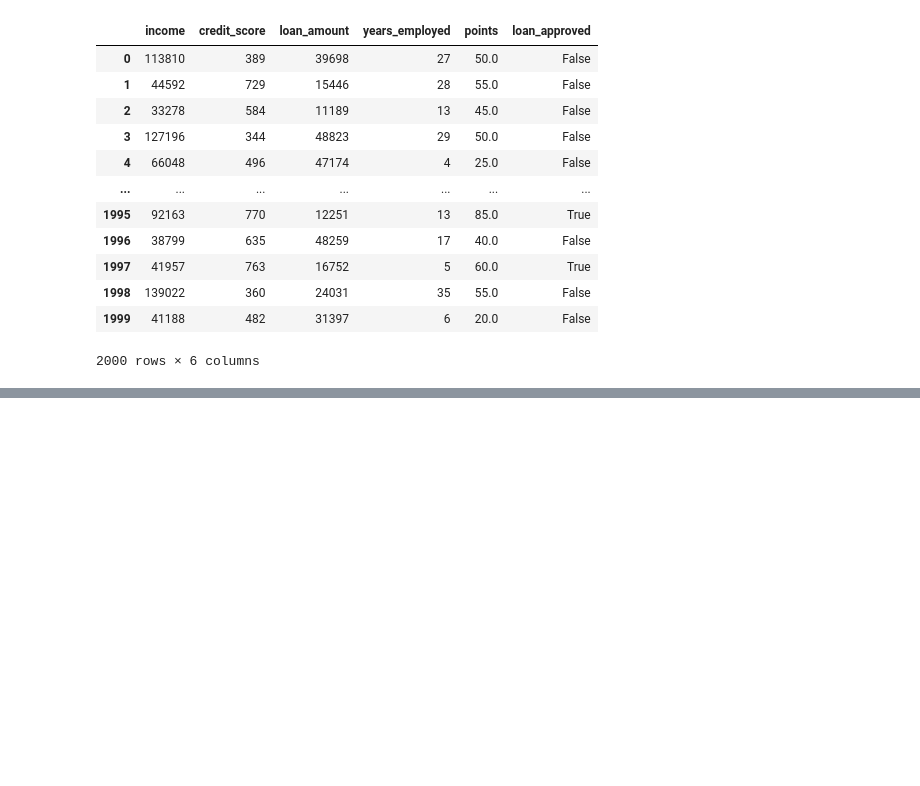
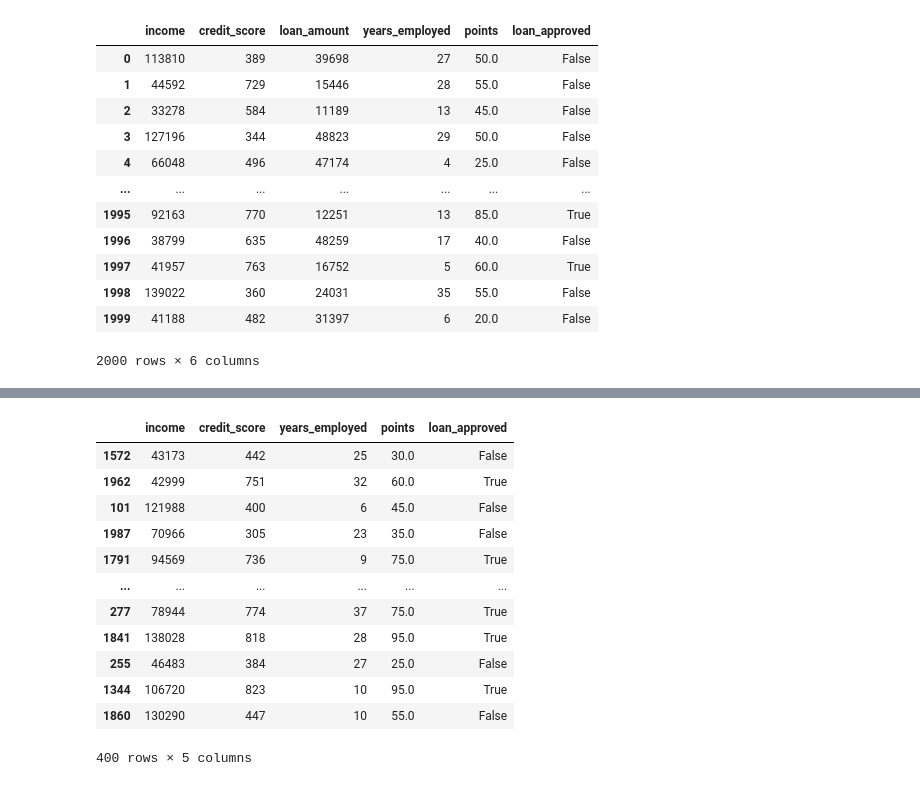
Before and after one commit to Ankush-bi/Training_of_Datascince, a Jupyter notebook: Project/Loan/loan_data.ipynb, the cells around one changed output, grey strips where cells are left out. Cells and saved outputs as stored; diff of their text form; code cells hidden in the pictures; blank space fills up the shorter version.

```diff
--- a/Project/Loan/loan_data.ipynb
+++ b/Project/Loan/loan_data.ipynb
@@ -279,0 +313,3 @@ df
+# %%
+y = df[['loan_amount']]
+y
@@ -279,0 +333,18 @@ df
+# %%
+x_train,x_test,y_train,y_test =train_test_split(x,y,train_size=0.2,random_state=43)
+# %%
+x_train
+# %% [output]
+|  | income | credit_score | years_employed | points | loan_approved |
+| 1572 | 43173 | 442 | 25 | 30.0 | False |
+| 1962 | 42999 | 751 | 32 | 60.0 | True |
+| 101 | 121988 | 400 | 6 | 45.0 | False |
+| 1987 | 70966 | 305 | 23 | 35.0 | False |
+| 1791 | 94569 | 736 | 9 | 75.0 | True |
+| ... | ... | ... | ... | ... | ... |
+| 277 | 78944 | 774 | 37 | 75.0 | True |
+| 1841 | 138028 | 818 | 28 | 95.0 | True |
+| 255 | 46483 | 384 | 27 | 25.0 | False |
+| 1344 | 106720 | 823 | 10 | 95.0 | True |
+| 1860 | 130290 | 447 | 10 | 55.0 | False |
+400 rows × 5 columns
```
Also changed, not shown: parts of 22 cells of this notebook, 3 other files.
